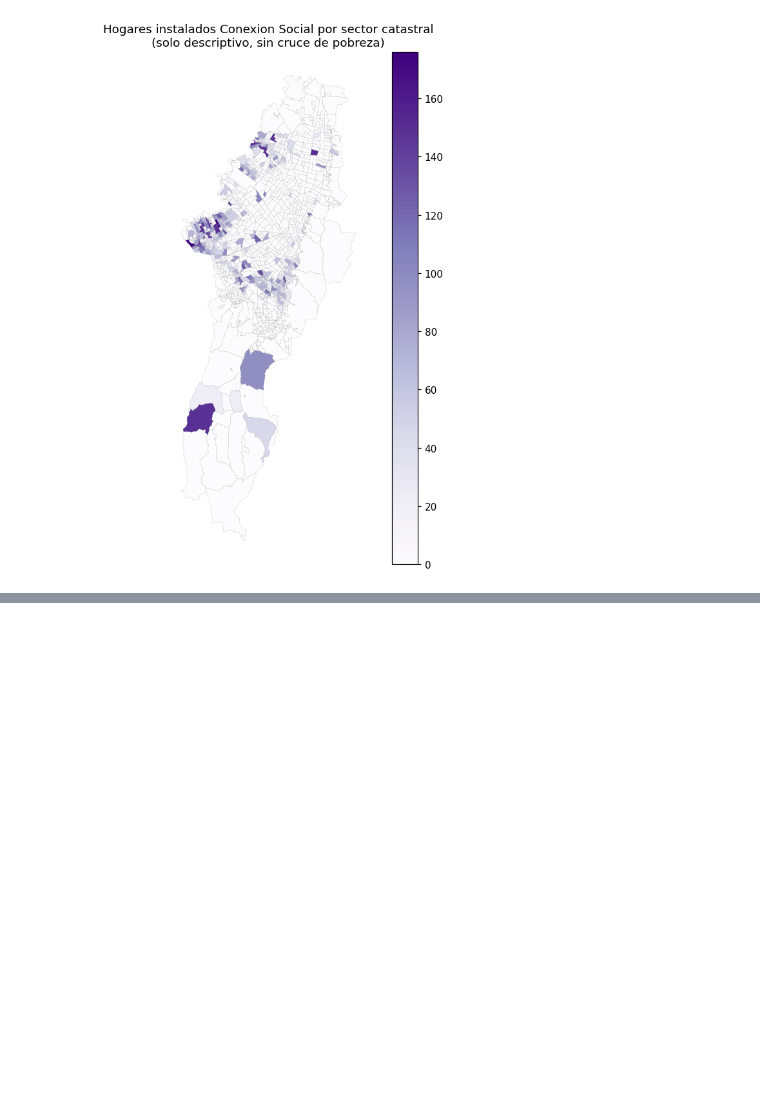
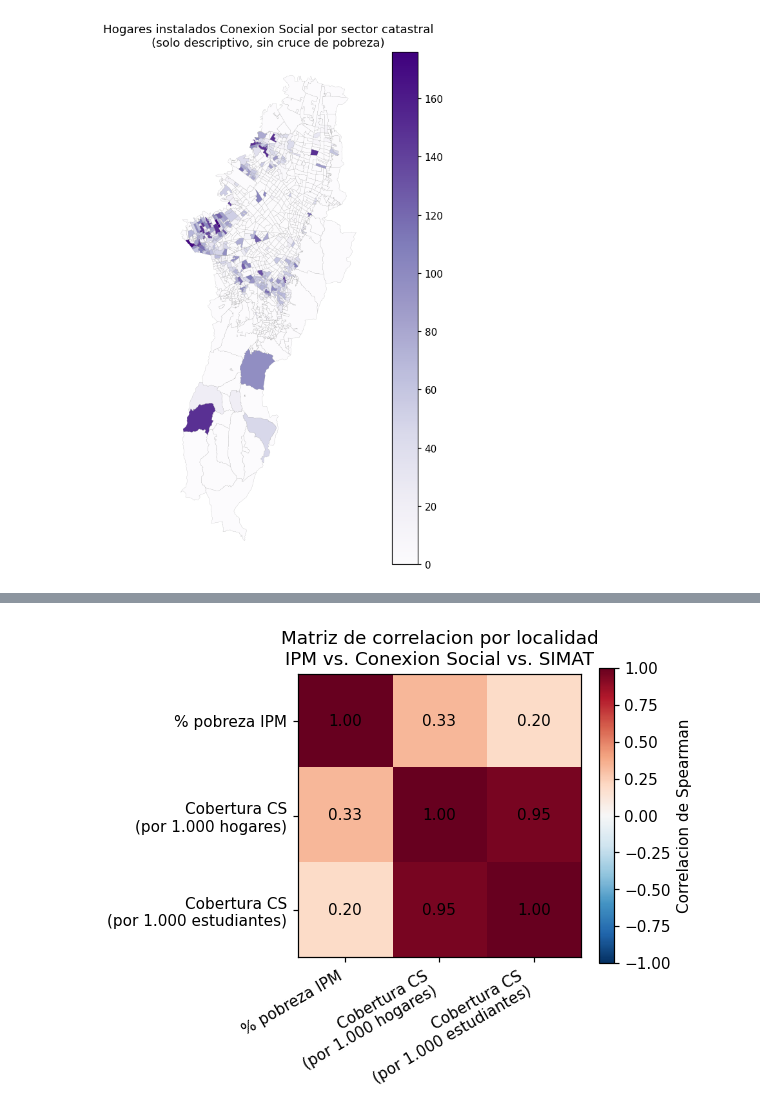
Before and after one commit to jestupinan5/DataJam---Conexi-n-Social-Integraci-n-Social, a Jupyter notebook: notebooks/01_analisis_espacial_conexion_social.ipynb, the cells around one changed output, grey strips where cells are left out. Saved outputs shown, nothing was run; the diff lists cells and outputs as text; code cells hidden in the pictures; blank space fills up the shorter version.

```diff
--- a/notebooks/01_analisis_espacial_conexion_social.ipynb
+++ b/notebooks/01_analisis_espacial_conexion_social.ipynb
@@ -613,0 +779,20 @@ Seccion pendiente de activar cuando se disponga del archivo SIMAT.
+# %%
+vars_comparacion = ["pct_pobreza_ipm", "cobertura_cs_por_1000_hogares", "cobertura_cs_por_1000_estudiantes"]
+matriz_corr = comparacion_localidad[vars_comparacion].corr(method="spearman")
+matriz_corr.index = matriz_corr.columns = ["% pobreza IPM", "Cobertura CS\n(por 1.000 hogares)", "Cobertura CS\n(por 1.000 estudiantes)"]
+
+fig, ax = plt.subplots(figsize=(5.5, 4.5))
+im = ax.imshow(matriz_corr, cmap="RdBu_r", vmin=-1, vmax=1)
+ax.set_xticks(range(3)); ax.set_xticklabels(matriz_corr.columns, rotation=30, ha="right")
+ax.set_yticks(range(3)); ax.set_yticklabels(matriz_corr.index)
+for i in range(3):
+    for j in range(3):
+        ax.text(j, i, f"{matriz_corr.iloc[i, j]:.2f}", ha="center", va="center")
+fig.colorbar(im, label="Correlacion de Spearman")
+ax.set_title("Matriz de correlacion por localidad\nIPM vs. Conexion Social vs. SIMAT")
+fig.tight_layout()
+fig.savefig(OUT_FIGS / "matriz_correlacion_ipm_cs_simat.png", dpi=150)
+plt.show()
+matriz_corr
+# %% [output]
+[figure, added]
```
Also changed, not shown: parts of 21 cells of this notebook, 11 other files.
